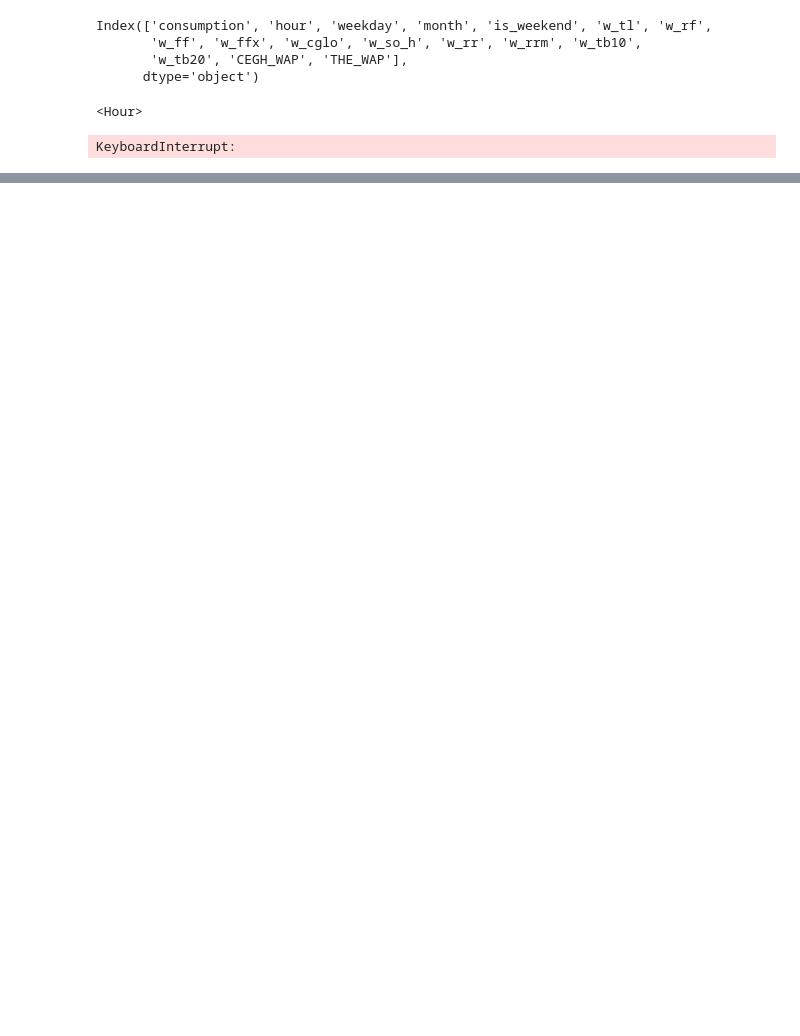
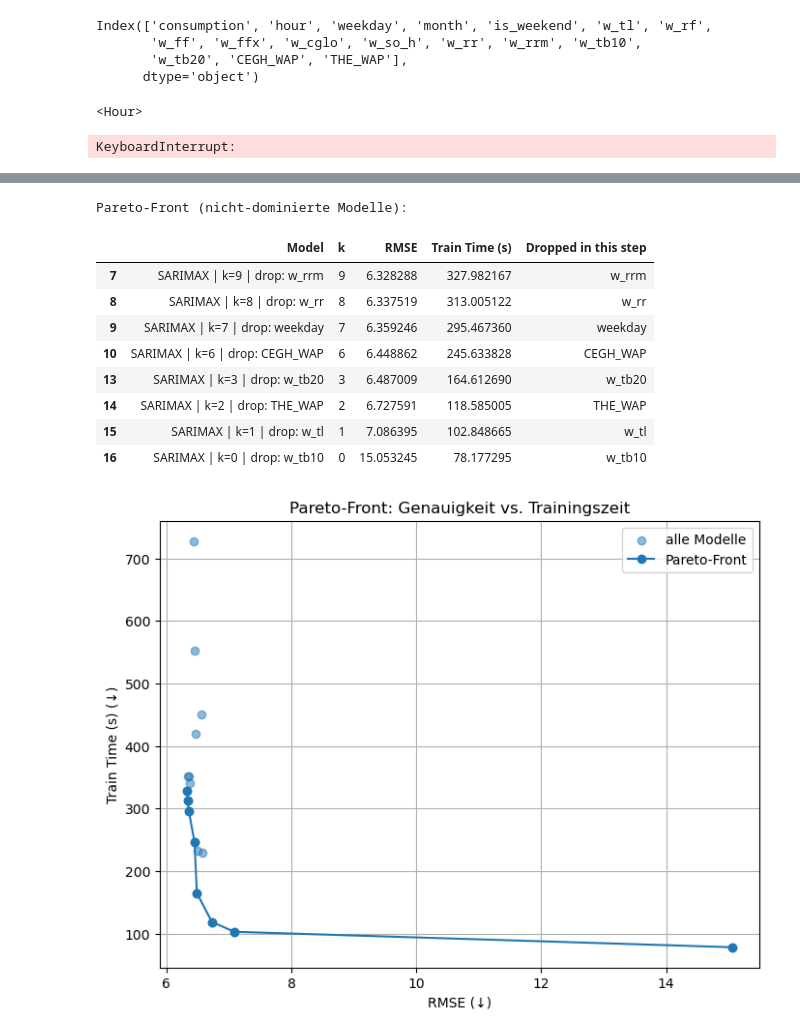
Before and after one commit to johannesgl4d0s/ersatzwerte_project, a Jupyter notebook: notebooks/08_sarrimax_model_simplification.ipynb, the cells around one changed output, grey strips where cells are left out. Drawn from its saved outputs; the diff is of its cells as text; code cells hidden in the pictures; blank space fills up the shorter version.

```diff
--- a/notebooks/08_sarrimax_model_simplification.ipynb
+++ b/notebooks/08_sarrimax_model_simplification.ipynb
@@ -250,0 +304,80 @@ display(results_df)
+# %%
+df_eval = df.copy()
+df_eval["k"] = df_eval["Model"].str.extract(r'k=(\d+)').astype(int)
+df_eval["RMSE"] = df_eval["RMSE"].astype(float)
+df_eval["Train Time (s)"] = df_eval["Train Time (s)"].astype(float)
+
+# ========= 1) Pareto-Front (RMSE minimieren, Train Time minimieren) =========
+def pareto_front(df_in, cols=("RMSE", "Train Time (s)")):
+    A, B = cols
+    pts = df_in[[A, B]].values
+    is_dominated = np.zeros(len(pts), dtype=bool)
+    for i in range(len(pts)):
+        if is_dominated[i]:
+            continue
+        # Punkt i wird dominiert, wenn es einen j gibt: RMSE_j <= RMSE_i und TIME_j <= TIME_i,
+        # und mindestens eine der beiden Ungleichungen ist strikt.
+        dominates = (df_in[A].values <= pts[i, 0]) & (df_in[B].values <= pts[i, 1]) \
+                    & ((df_in[A].values < pts[i, 0]) | (df_in[B].values < pts[i, 1]))
+        if dominates.any():
+            is_dominated[i] = True
+    front_df = df_in.loc[~is_dominated].copy()
+    # zur schöneren Kurve nach RMSE sortieren
+    front_df = front_df.sort_values(A)
+    return front_df
+
+front = pareto_front(df_eval)
+
+print("Pareto-Front (nicht-dominierte Modelle):")
+display(front[["Model","k","RMSE","Train Time (s)","Dropped in this step"]])
+
+# Visualisierung: RMSE vs Train Time mit Pareto-Front
+plt.figure(figsize=(8,6))
+plt.scatter(df_eval["RMSE"], df_eval["Train Time (s)"], alpha=0.5, label="alle Modelle")
+plt.plot(front["RMSE"], front["Train Time (s)"], marker="o", label="Pareto-Front")
+plt.xlabel("RMSE (↓)")
+plt.ylabel("Train Time (s) (↓)")
+plt.title("Pareto-Front: Genauigkeit vs. Trainingszeit")
+plt.grid(True)
+plt.legend()
+plt.show()
+
+# ========= 2) RMSE-Toleranz + minimale Zeit =========
+alpha = 0.01  # 1 % Toleranz ggü. minimalem RMSE
+rmse_min = df_eval["RMSE"].min()
+thresh = rmse_min * (1 + alpha)
+
+candidates = df_eval[df_eval["RMSE"] <= thresh].copy()
+best_speed = candidates.sort_values("Train Time (s)", ascending=True).iloc[0]
+
+print(f"RMSE-Toleranz-Sweetspot (<= {alpha*100:.0f}% über Minimum):")
+print(f"  k={int(best_speed['k'])}, RMSE={best_speed['RMSE']:.4f}, "
+      f"Train Time={best_speed['Train Time (s)']:.1f}s")
+print("  Modell:", best_speed["Model"])
+print("  Features:", best_speed["Included Features"])
+
+# Optional: kombinierter Score (normiert) für flexible Gewichtung
+def combined_score(df_in, w_rmse=0.7, w_time=0.3):
+    # Min-Max-Normierung (kleiner ist besser)
+    rmse_n = (df_in["RMSE"] - df_in["RMSE"].min()) / (df_in["RMSE"].max() - df_in["RMSE"].min())
+    time_n = (df_in["Train Time (s)"] - df_in["Train Time (s)"].min()) / (df_in["Train Time (s)"].max() - df_in["Train Time (s)"].min())
+    return w_rmse * rmse_n + w_time * time_n
+
+df_eval["score_70_30"] = combined_score(df_eval, 0.7, 0.3)
+best_score = df_eval.sort_values("score_70_30").iloc[0]
+print("\nBester kombinierter Score (70% RMSE, 30% Zeit):")
+print(f"  k={int(best_score['k'])}, RMSE={best_score['RMSE']:.4f}, "
+      f"Train Time={best_score['Train Time (s)']:.1f}s, Score={best_score['score_70_30']:.3f}")
+print("  Modell:", best_score["Model"])
+# %% [output]
+Pareto-Front (nicht-dominierte Modelle):
+|  | Model | k | RMSE | Train Time (s) | Dropped in this step |
+| 7 | SARIMAX | k=9 | drop: w_rrm | 9 | 6.328288 | 327.982167 | w_rrm |
+| 8 | SARIMAX | k=8 | drop: w_rr | 8 | 6.337519 | 313.005122 | w_rr |
+| 9 | SARIMAX | k=7 | drop: weekday | 7 | 6.359246 | 295.467360 | weekday |
+| 10 | SARIMAX | k=6 | drop: CEGH_WAP | 6 | 6.448862 | 245.633828 | CEGH_WAP |
+| 13 | SARIMAX | k=3 | drop: w_tb20 | 3 | 6.487009 | 164.612690 | w_tb20 |
+| 14 | SARIMAX | k=2 | drop: THE_WAP | 2 | 6.727591 | 118.585005 | THE_WAP |
+| 15 | SARIMAX | k=1 | drop: w_tl | 1 | 7.086395 | 102.848665 | w_tl |
+| 16 | SARIMAX | k=0 | drop: w_tb10 | 0 | 15.053245 | 78.177295 | w_tb10 |
+[figure, added]
```
Also changed, not shown: parts of 9 cells of this notebook, 3 other files.
